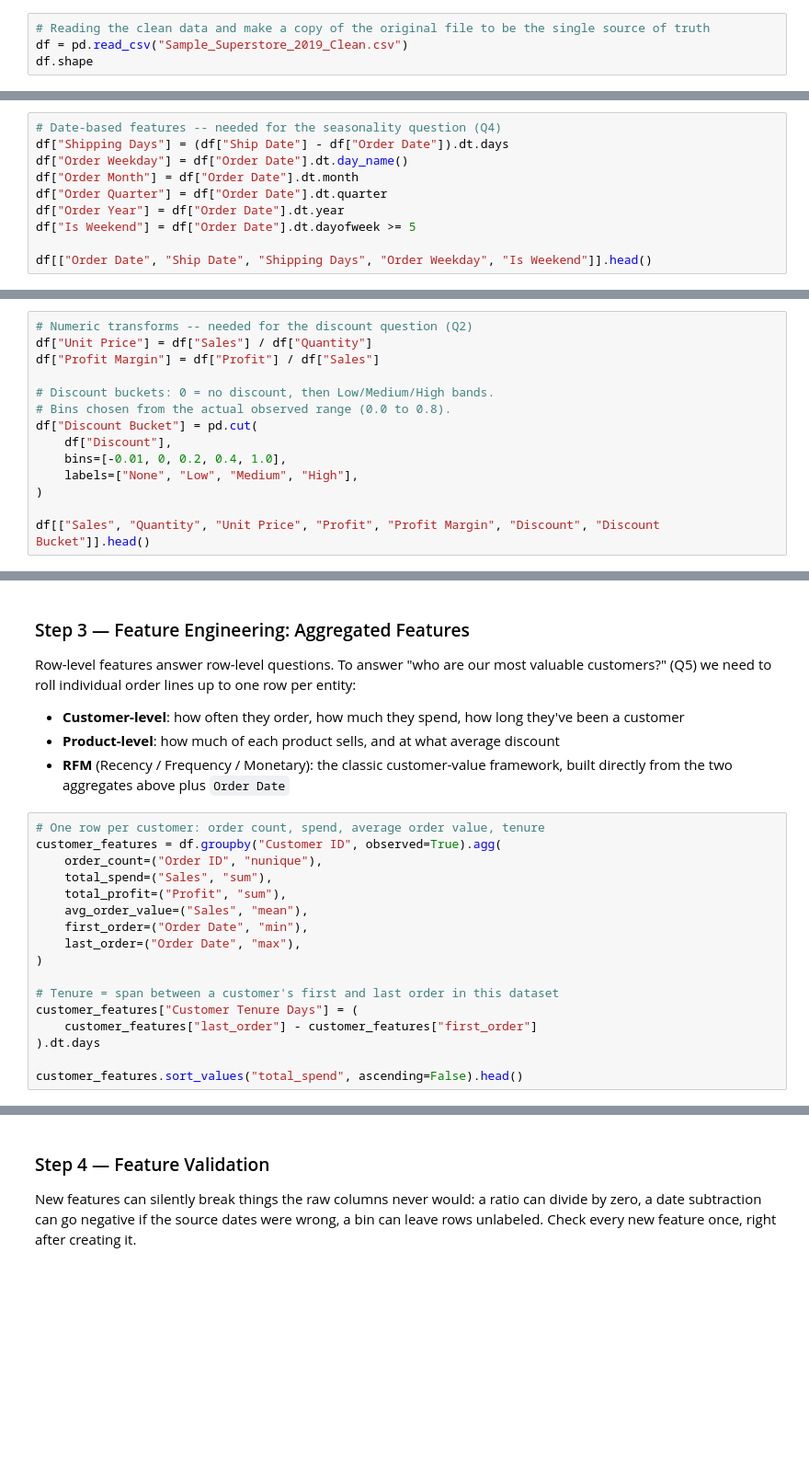
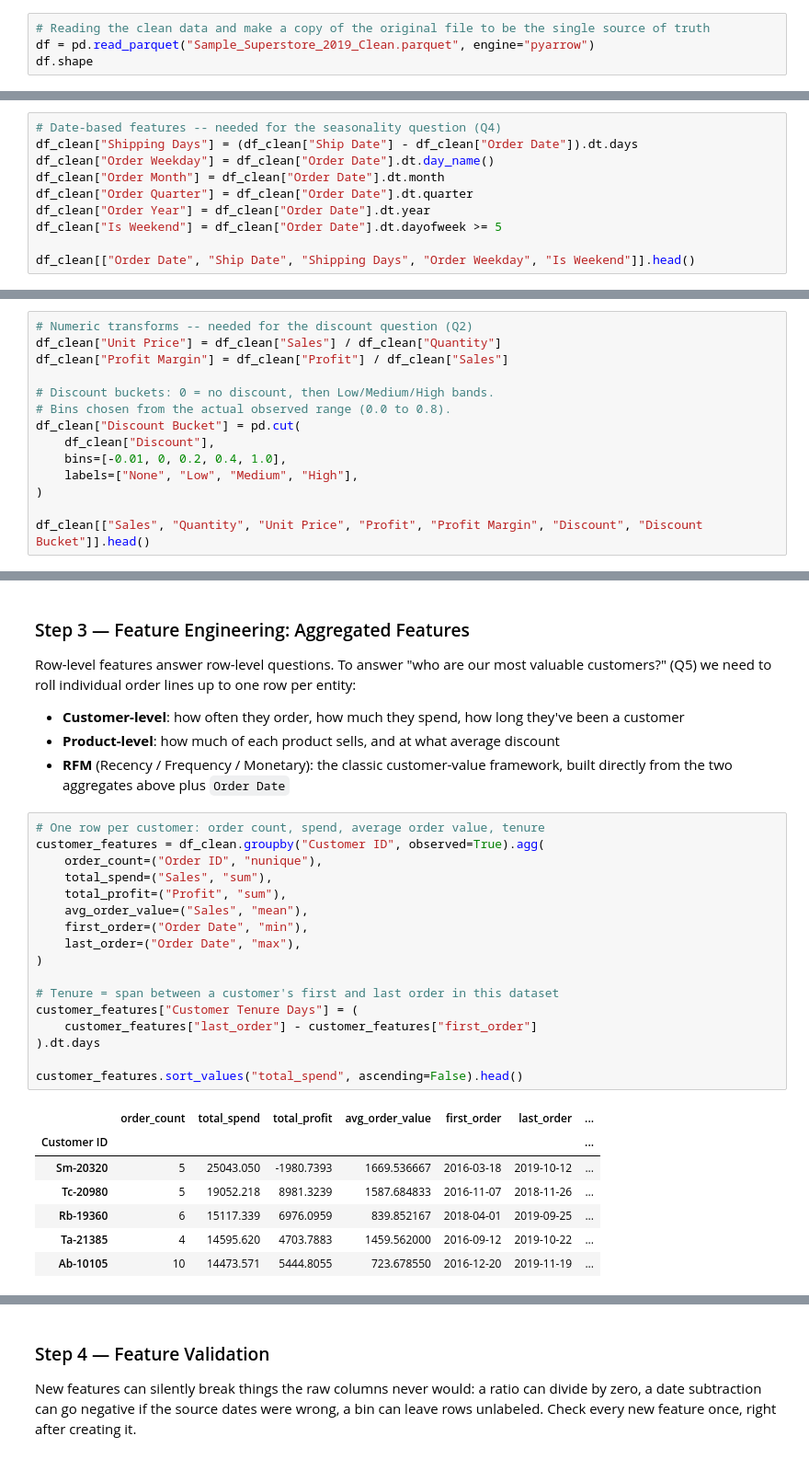
Before and after one commit to wmouhammed2016/data_exploring_cleaning, a Jupyter notebook: feature_engineering_analysis.ipynb, the cells around one changed output, grey strips where cells are left out. Shown at 92% size. Drawn from its saved outputs; the diff is of its cells as text; blank space fills up the shorter version.

Commit message:
Handing the feature engineering and data analysis notebook delivered data into the visualization notebook beside building the data visualization notebook to start building the final dashboard

```diff
--- a/feature_engineering_analysis.ipynb
+++ b/feature_engineering_analysis.ipynb
@@ -48,6 +49,6 @@ import matplotlib.pyplot as plt
 # %%
 # Reading the clean data and make a copy of the original file to be the single source of truth
-df = pd.read_csv("Sample_Superstore_2019_Clean.csv")
+df = pd.read_parquet("Sample_Superstore_2019_Clean.parquet", engine="pyarrow")
 df.shape
 # %% [output]
 (9993, 20)
@@ -75,11 +95,11 @@ Two families of per-row features, built directly from existing columns:
 - **Numeric transforms**, from `Sales` / `Quantity` / `Discount`: a per-unit price, a profit-margin ratio, and a discount bucket — needed to test the discount question (Q2).
 # %%
 # Date-based features -- needed for the seasonality question (Q4)
-df["Shipping Days"] = (df["Ship Date"] - df["Order Date"]).dt.days
-df["Order Weekday"] = df["Order Date"].dt.day_name()
-df["Order Month"] = df["Order Date"].dt.month
-df["Order Quarter"] = df["Order Date"].dt.quarter
-df["Order Year"] = df["Order Date"].dt.year
-df["Is Weekend"] = df["Order Date"].dt.dayofweek >= 5
+df_clean["Shipping Days"] = (df_clean["Ship Date"] - df_clean["Order Date"]).dt.days
+df_clean["Order Weekday"] = df_clean["Order Date"].dt.day_name()
+df_clean["Order Month"] = df_clean["Order Date"].dt.month
+df_clean["Order Quarter"] = df_clean["Order Date"].dt.quarter
+df_clean["Order Year"] = df_clean["Order Date"].dt.year
+df_clean["Is Weekend"] = df_clean["Order Date"].dt.dayofweek >= 5
 
-df[["Order Date", "Ship Date", "Shipping Days", "Order Weekday", "Is Weekend"]].head()
+df_clean[["Order Date", "Ship Date", "Shipping Days", "Order Weekday", "Is Weekend"]].head()
@@ -86,14 +113,14 @@ df[["Order Date", "Ship Date", "Shipping Days", "Order Weekday", "Is Weekend"]].
 # %%
 # Numeric transforms -- needed for the discount question (Q2)
-df["Unit Price"] = df["Sales"] / df["Quantity"]
-df["Profit Margin"] = df["Profit"] / df["Sales"]
+df_clean["Unit Price"] = df_clean["Sales"] / df_clean["Quantity"]
+df_clean["Profit Margin"] = df_clean["Profit"] / df_clean["Sales"]
 
 # Discount buckets: 0 = no discount, then Low/Medium/High bands.
 # Bins chosen from the actual observed range (0.0 to 0.8).
-df["Discount Bucket"] = pd.cut(
-    df["Discount"],
+df_clean["Discount Bucket"] = pd.cut(
+    df_clean["Discount"],
     bins=[-0.01, 0, 0.2, 0.4, 1.0],
     labels=["None", "Low", "Medium", "High"],
 )
 
-df[["Sales", "Quantity", "Unit Price", "Profit", "Profit Margin", "Discount", "Discount Bucket"]].head()
+df_clean[["Sales", "Quantity", "Unit Price", "Profit", "Profit Margin", "Discount", "Discount Bucket"]].head()
@@ -107,20 +141,28 @@ Row-level features answer row-level questions. To answer "who are our most valua
 - **RFM** (Recency / Frequency / Monetary): the classic customer-value framework, built directly from the two aggregates above plus `Order Date`
 # %%
 # One row per customer: order count, spend, average order value, tenure
-customer_features = df.groupby("Customer ID", observed=True).agg(
+customer_features = df_clean.groupby("Customer ID", observed=True).agg(
     order_count=("Order ID", "nunique"),
     total_spend=("Sales", "sum"),
     total_profit=("Profit", "sum"),
     avg_order_value=("Sales", "mean"),
     first_order=("Order Date", "min"),
     last_order=("Order Date", "max"),
 )
 
 # Tenure = span between a customer's first and last order in this dataset
 customer_features["Customer Tenure Days"] = (
     customer_features["last_order"] - customer_features["first_order"]
 ).dt.days
 
 customer_features.sort_values("total_spend", ascending=False).head()
+# %% [output]
+|  | order_count | total_spend | total_profit | avg_order_value | first_order | last_order | ... |
+| Customer ID |  |  |  |  |  |  | ... |
+| Sm-20320 | 5 | 25043.050 | -1980.7393 | 1669.536667 | 2016-03-18 | 2019-10-12 | ... |
+| Tc-20980 | 5 | 19052.218 | 8981.3239 | 1587.684833 | 2016-11-07 | 2018-11-26 | ... |
+| Rb-19360 | 6 | 15117.339 | 6976.0959 | 839.852167 | 2018-04-01 | 2019-09-25 | ... |
+| Ta-21385 | 4 | 14595.620 | 4703.7883 | 1459.562000 | 2016-09-12 | 2019-10-22 | ... |
+| Ab-10105 | 10 | 14473.571 | 5444.8055 | 723.678550 | 2016-12-20 | 2019-11-19 | ... |
 # %%
 # One row per product: units sold, revenue, average discount given
```
Also changed, not shown: parts of 20 cells of this notebook, 11 other files.
